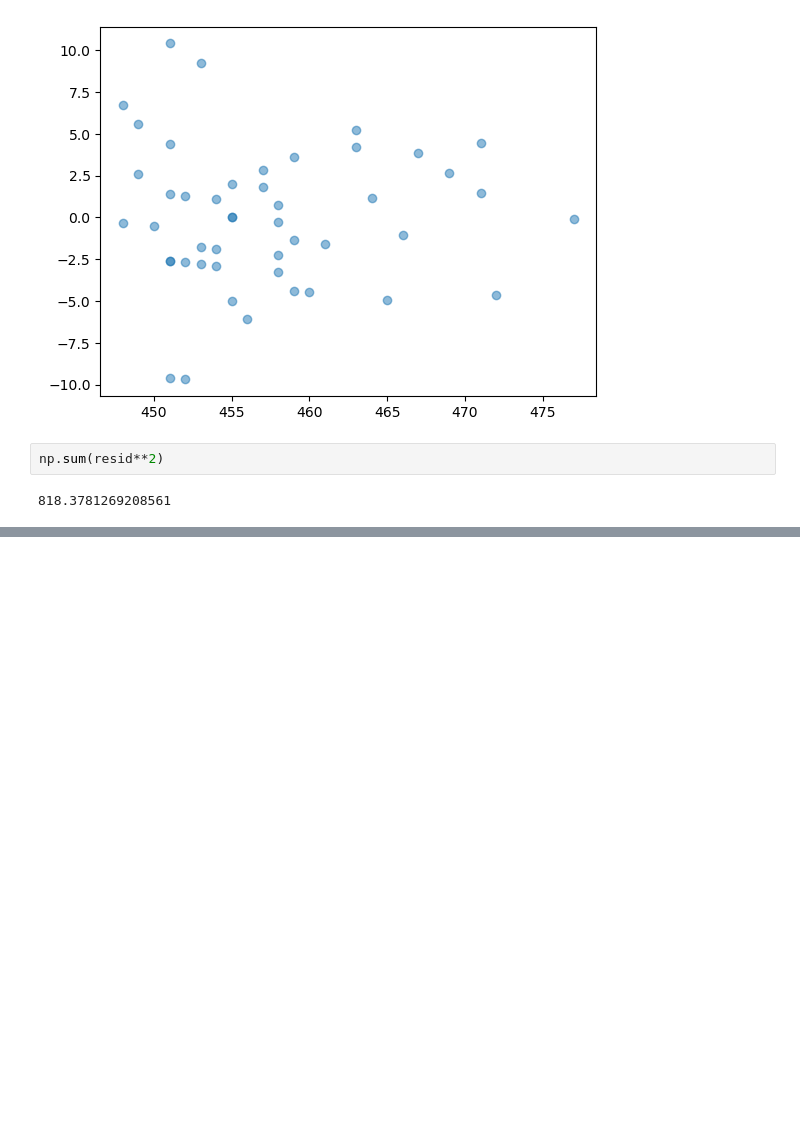
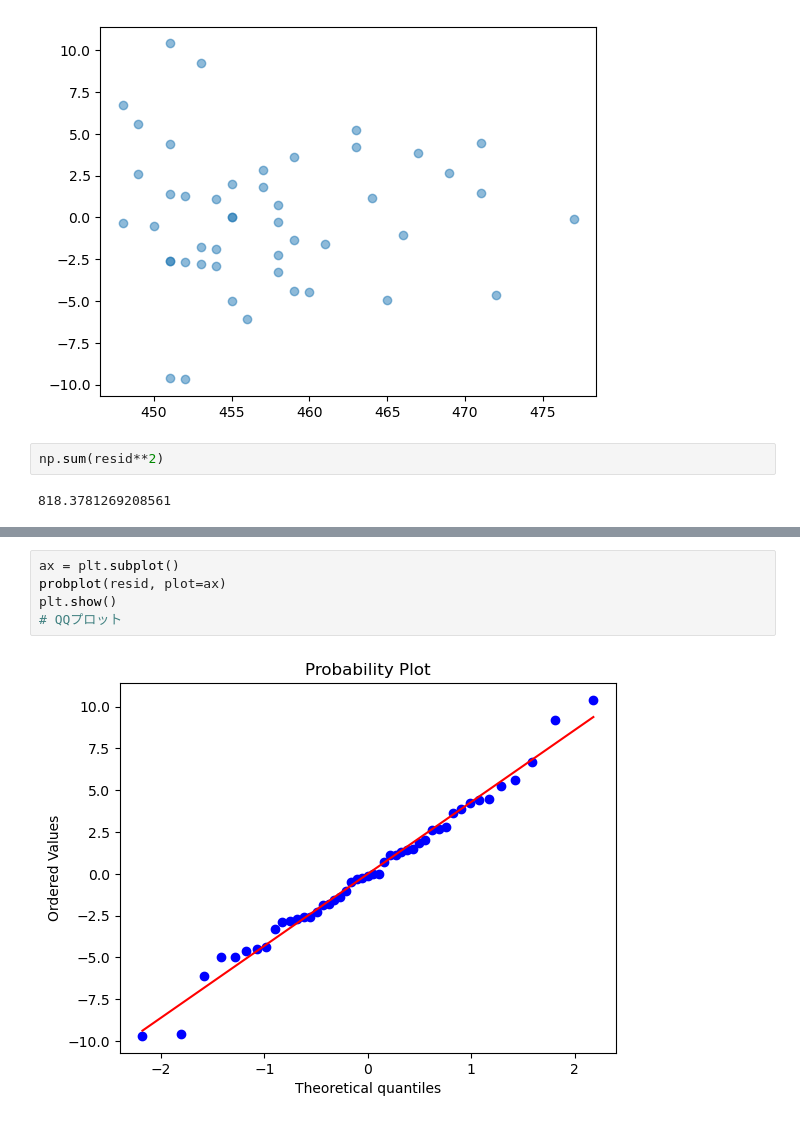
Before and after one commit to rick9524/simple_regression, a Jupyter notebook: 回帰分析レポート.ipynb, the cells around one changed output, grey strips where cells are left out. Saved outputs shown, nothing was run; the diff lists cells and outputs as text; blank space fills up the shorter version.

```diff
--- a/回帰分析レポート.ipynb
+++ b/回帰分析レポート.ipynb
@@ -145,0 +246,7 @@ np.sum(resid**2)
+# %%
+ax = plt.subplot()
+probplot(resid, plot=ax)
+plt.show()
+# QQプロット
+# %% [output]
+[figure, added]
```
Also changed, not shown: parts of 17 cells of this notebook.
